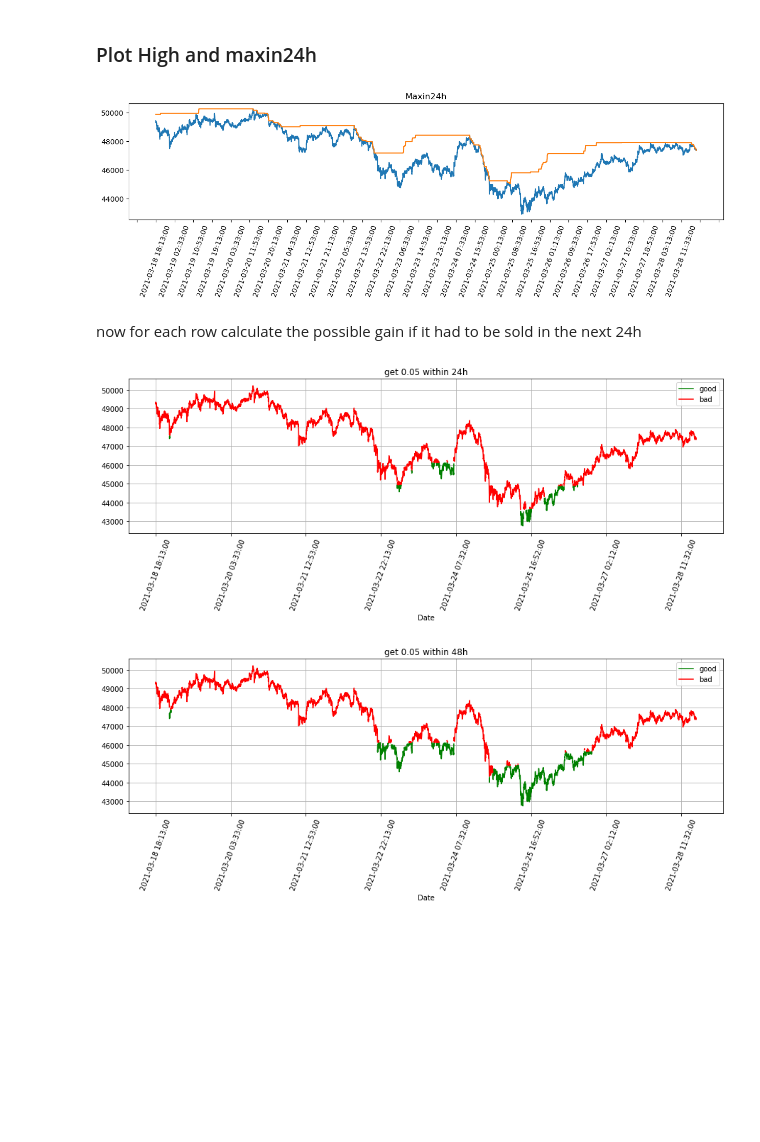
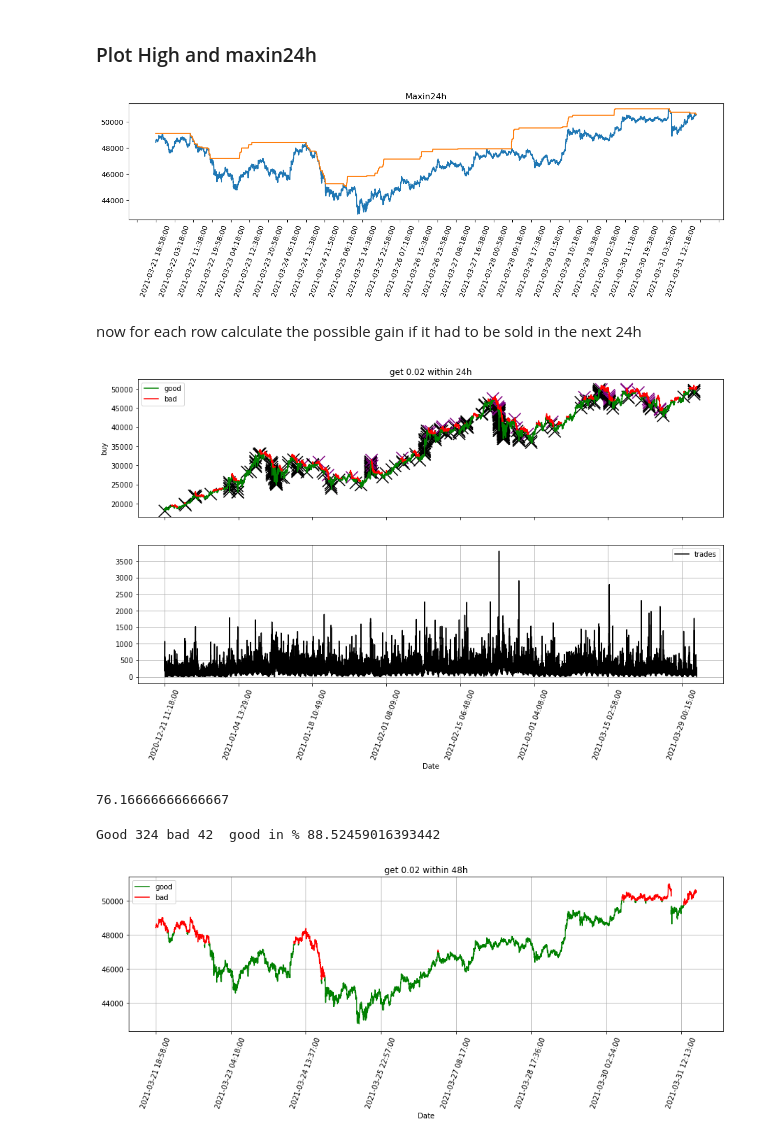
Before and after one commit to jorie1234/binance, a Jupyter notebook: Binance.ipynb, the cells around one changed output. Saved outputs shown, nothing was run; the diff lists cells and outputs as text; code cells hidden in the pictures; blank space fills up the shorter version.

Commit message:
add scatter plot of trades

```diff
--- a/Binance.ipynb
+++ b/Binance.ipynb
@@ -156,7 +104,7 @@ btc.plot(x="timestamp", y="open",rot=70)
 # %%
 #data = btc[(btc['timestamp'] > '2021-03-20 00:00:00') ]
 # last 30 days (in 15min chunks)
-data = btc[-interval*10:]
+data = btc[-interval*100:]
 data
 # %% [output]
 |  | timestamp | open | high | low | close | volume | close_time | quote_av | trades | tb_base_av | ... |
@@ -250,25 +198,47 @@ ax.xaxis.set_major_locator(ticker.MultipleLocator(500))
 plt.xticks(rotation=70)
 plt.show()
 # %% [output]
-[figure, old version]
+[figure, new version]
 # %% [markdown]
 now for each row calculate the possible gain if it had to be sold in the next 24h
+# %%
+data['SMA'] = data.iloc[:,3].rolling(window=60*12).mean() # simple moving average
+data['CMA'] = data.iloc[:,3].expanding(min_periods=60*12).mean() # cumulative moving average
+data['EMA'] = data.iloc[:,3].ewm(span=60*12,adjust=False).mean() # exponential moving average
 # %%
-gain=.05
+gain=.02
 # %%
 data['gain']= data['maxin24h']-data['low']
 data['good'] = data.apply (lambda row: row['low'] if row['gain']>=row['low']*gain else np.nan, axis=1)
 data['bad'] = data.apply (lambda row: row['low'] if row['gain']<row['low']*gain else np.nan, axis=1)
+# %%
+data['buy'] = data.apply (lambda row: row['low'] if row['trades']>1000 else np.nan, axis=1)
+colors = np.where(data["good"]>100,'black','purple')
 # %%
-fig, ax = plt.subplots(nrows=1, sharex=True, figsize=(15,4))
-data.plot(x="timestamp", y='good',  ax=ax, color='green',rot= 70)
-data.plot(x="timestamp", y='bad',  ax=ax, color='red',rot= 70)
-plt.title(f"get {gain} within 24h")
+fig, ax = plt.subplots(nrows=2, sharex=True, figsize=(15,8))
+ax[0].set_title(f"get {gain} within 24h")
+data.plot(x="timestamp", y='good',  ax=ax[0], color='green',rot= 70)
+data.plot(x="timestamp", y='bad',  ax=ax[0], color='red',rot= 70)
+#data.plot(x="timestamp", y='CMA',  ax=ax[0], color='blue',rot= 70)
+#data.plot(x="timestamp", y='SMA',  ax=ax[0], color='black',rot= 70)
+#data.plot(x="timestamp", y='EMA',  ax=ax[0], color='purple',rot= 70)
+data.plot(x="timestamp", y='trades',  ax=ax[1], color='black',rot= 70)
+data.plot.scatter(x="timestamp", y='buy',  ax=ax[0], color=colors,rot= 70, marker='x', s=300)
 plt.xlabel("Date")
 plt.grid()
 plt.show()
 # %% [output]
-[figure, old version]
+[figure, new version]
+# %%
+data['good'].count()/data.shape[0]*100
+# %% [output]
+76.16666666666667
+# %%
+g=sum((data['good']>0) & (data['trades']>1000))
+b=sum((data['bad']>0) & (data['trades']>1000))
+print(f"Good {g} bad {b}  good in % {g/(g+b)*100}")
+# %% [output]
+Good 324 bad 42  good in % 88.52459016393442
 # %%
 indexer = pd.api.indexers.FixedForwardWindowIndexer(window_size=interval*2)
 data['maxin24h'] = data['high'].rolling(window=indexer, min_periods=1).apply( max_high)
@@ -285,7 +255,7 @@ plt.xlabel("Date")
 plt.grid()
 plt.show()
 # %% [output]
-[figure, old version]
+[figure, new version]
 # %%
 indexer = pd.api.indexers.FixedForwardWindowIndexer(window_size=interval*4)
 data['maxin24h'] = data['high'].rolling(window=indexer, min_periods=1).apply( max_high)
```
Also changed, not shown: parts of 19 cells of this notebook.
